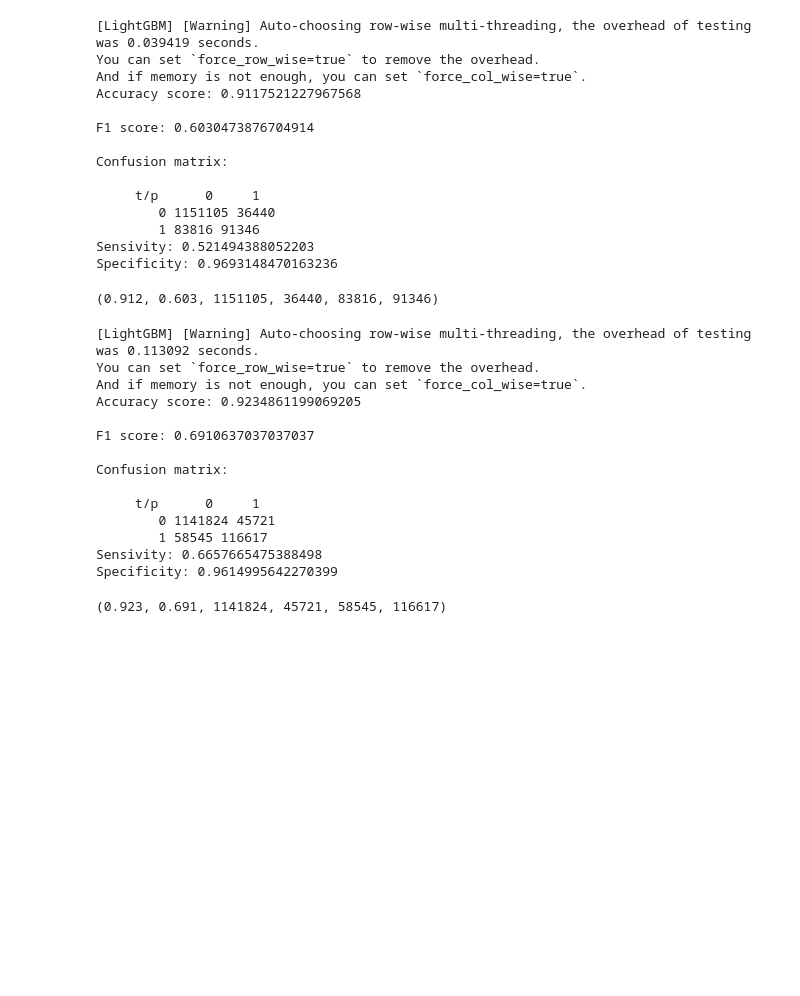
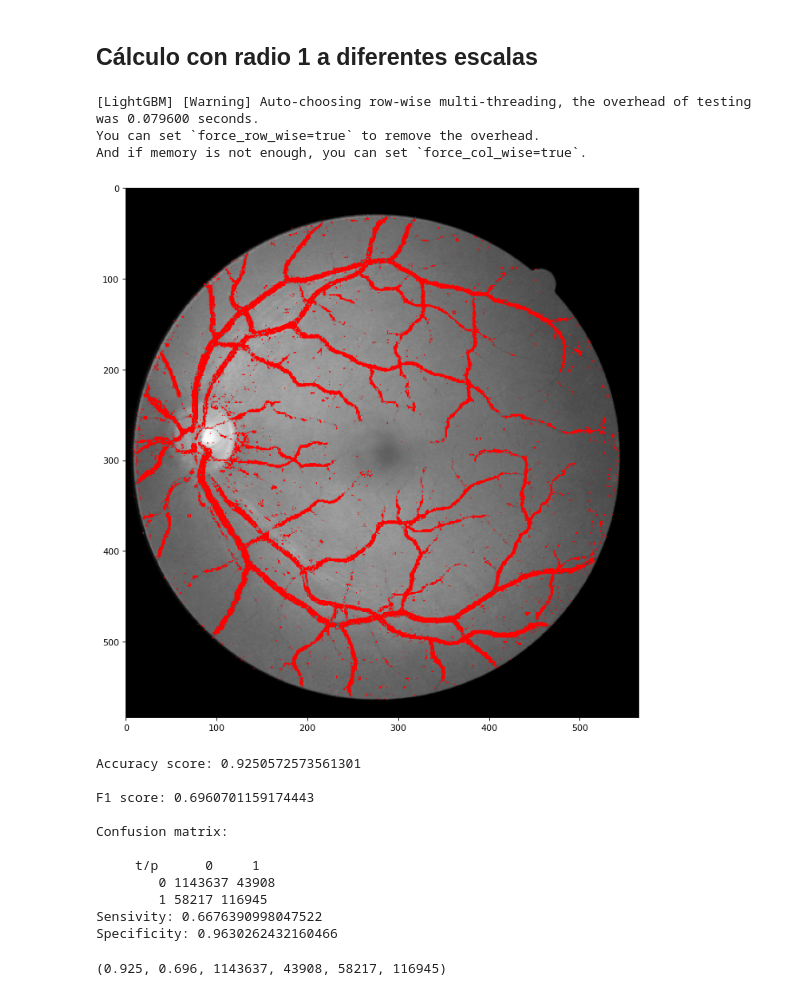
Before and after one commit to f-castellanos/lbp-pyramid, a Jupyter notebook: radius.ipynb, the cells around one changed output. Drawn from its saved outputs; the diff is of its cells as text; code cells hidden in the pictures; blank space fills up the shorter version.

```diff
--- a/radius.ipynb
+++ b/radius.ipynb
@@ -52,38 +105,24 @@ df_test_r2.drop(['Original', 'label'], axis=1, inplace=True)
-# %%
-from main import *
-
-main(lgb=True, plot_once=True, extra_features={'train': df_train_r2, 'test': df_test_r2})
-# %% [output]
-[LightGBM] [Warning] Auto-choosing row-wise multi-threading, the overhead of testing was 0.039419 seconds.
-You can set `force_row_wise=true` to remove the overhead.
-And if memory is not enough, you can set `force_col_wise=true`.
-Accuracy score: 0.9117521227967568
-
-F1 score: 0.6030473876704914
-
-Confusion matrix:
-
-     t/p      0     1
-        0 1151105 36440
-        1 83816 91346
-Sensivity: 0.521494388052203
-Specificity: 0.9693148470163236
-(0.912, 0.603, 1151105, 36440, 83816, 91346)
+# %% [markdown]
+## Cálculo con radio 1 a diferentes escalas
 # %%
-main(lgb=True, all_lbp=True, plot_once=True, extra_features={'train': df_train_r2, 'test': df_test_r2})
+PARAMETERS.N_SCALES = 5
+PARAMETERS.X2SCALE = True
+PARAMETERS.FILE_EXTENSION = PARAMETERS.update_file_extension(PARAMETERS)
+main(lgb='Num', all_lbp=True, plot_once=True)
 # %% [output]
-[LightGBM] [Warning] Auto-choosing row-wise multi-threading, the overhead of testing was 0.113092 seconds.
+[LightGBM] [Warning] Auto-choosing row-wise multi-threading, the overhead of testing was 0.079600 seconds.
 You can set `force_row_wise=true` to remove the overhead.
 And if memory is not enough, you can set `force_col_wise=true`.
-Accuracy score: 0.9234861199069205
-
-F1 score: 0.6910637037037037
-
-Confusion matrix:
-
-     t/p      0     1
-        0 1141824 45721
-        1 58545 116617
-Sensivity: 0.6657665475388498
-Specificity: 0.9614995642270399
+[figure, added]
-(0.923, 0.691, 1141824, 45721, 58545, 116617)
+Accuracy score: 0.9250572573561301
+
+F1 score: 0.6960701159174443
+
+Confusion matrix:
+
+     t/p      0     1
+        0 1143637 43908
+        1 58217 116945
+Sensivity: 0.6676390998047522
+Specificity: 0.9630262432160466
+(0.925, 0.696, 1143637, 43908, 58217, 116945)
```
Also changed, not shown: parts of 11 cells of this notebook, 4 other files.
